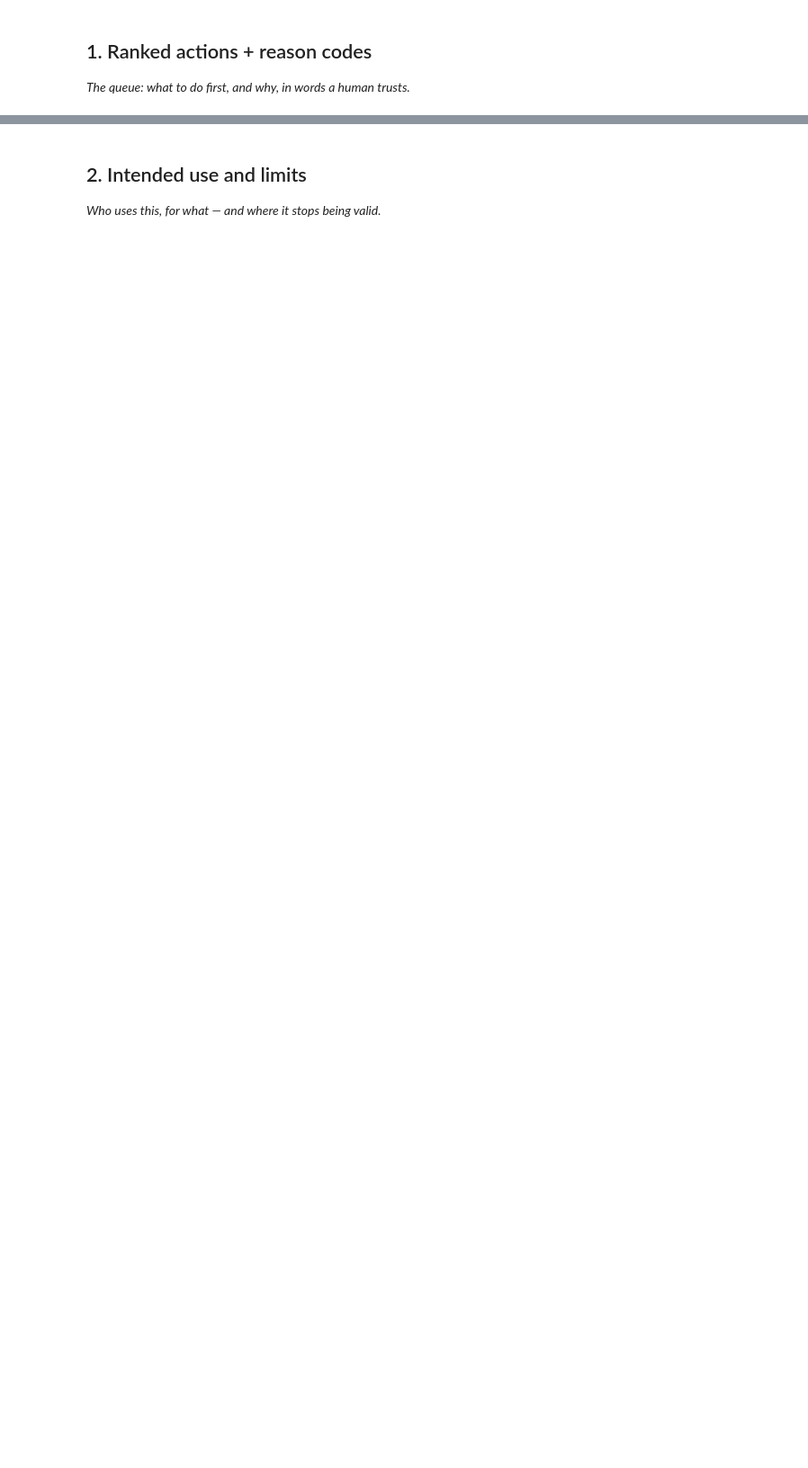
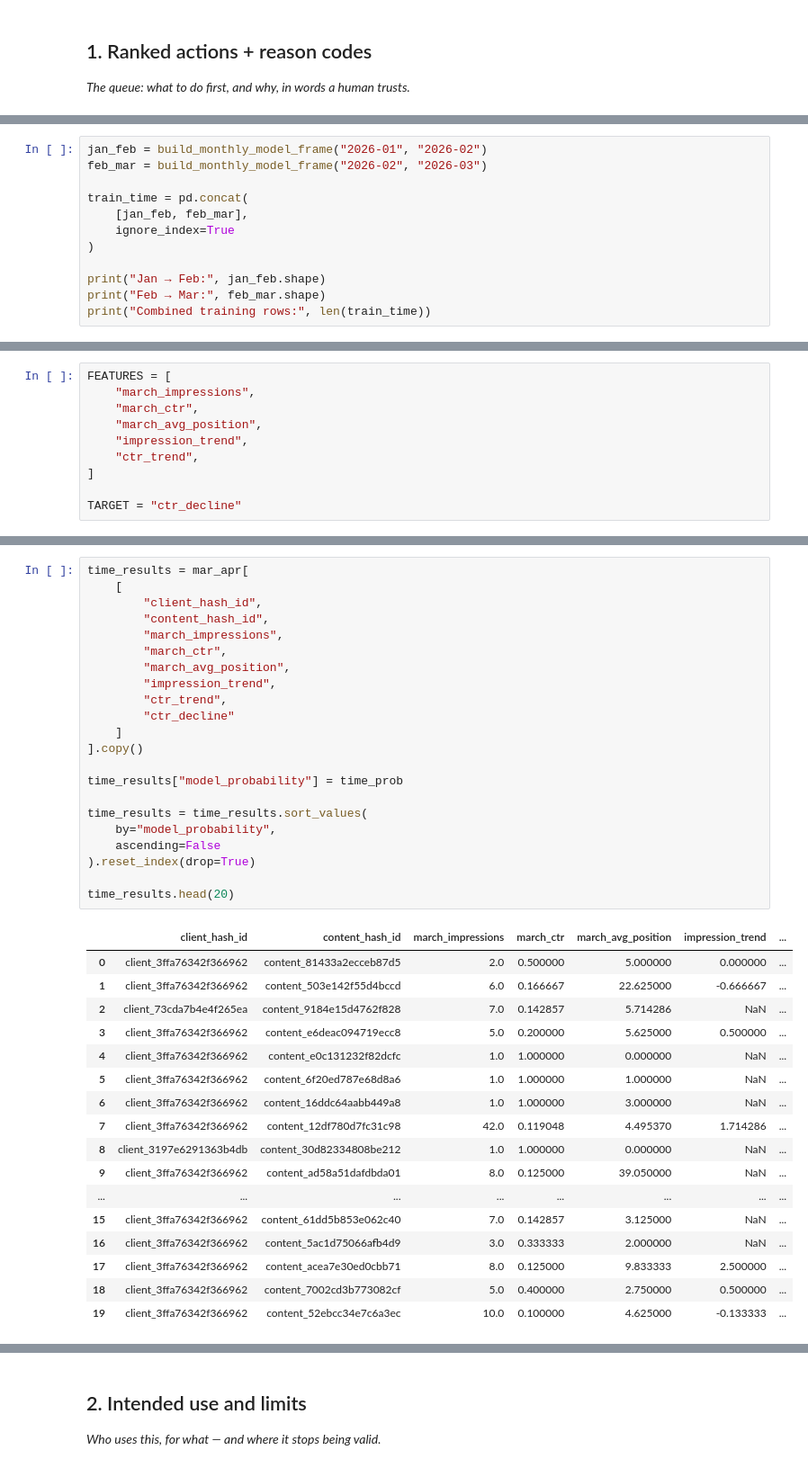
Before and after one commit to SaimAli0001/Flyrank-Internship-ml, a Jupyter notebook: work/notebooks/w07_action_playbook.ipynb, the cells around one changed output, grey strips where cells are left out. Shown at 90% size. Saved outputs shown, nothing was run; the diff lists cells and outputs as text; blank space fills up the shorter version.

Commit message:
Complete Week 7 content action playbook

```diff
--- a/work/notebooks/w07_action_playbook.ipynb
+++ b/work/notebooks/w07_action_playbook.ipynb
@@ -15,0 +215,12 @@ This skeleton is yours to fill. Work the sections **in order** — each one has
+# %%
+jan_feb = build_monthly_model_frame("2026-01", "2026-02")
+feb_mar = build_monthly_model_frame("2026-02", "2026-03")
+
+train_time = pd.concat(
+    [jan_feb, feb_mar],
+    ignore_index=True
+)
+
+print("Jan → Feb:", jan_feb.shape)
+print("Feb → Mar:", feb_mar.shape)
+print("Combined training rows:", len(train_time))
@@ -15,0 +231,10 @@ This skeleton is yours to fill. Work the sections **in order** — each one has
+# %%
+FEATURES = [
+    "march_impressions",
+    "march_ctr",
+    "march_avg_position",
+    "impression_trend",
+    "ctr_trend",
+]
+
+TARGET = "ctr_decline"
@@ -15,0 +272,40 @@ This skeleton is yours to fill. Work the sections **in order** — each one has
+# %%
+time_results = mar_apr[
+    [
+        "client_hash_id",
+        "content_hash_id",
+        "march_impressions",
+        "march_ctr",
+        "march_avg_position",
+        "impression_trend",
+        "ctr_trend",
+        "ctr_decline"
+    ]
+].copy()
+
+time_results["model_probability"] = time_prob
+
+time_results = time_results.sort_values(
+    by="model_probability",
+    ascending=False
+).reset_index(drop=True)
+
+time_results.head(20)
+# %% [output]
+|  | client_hash_id | content_hash_id | march_impressions | march_ctr | march_avg_position | impression_trend | ... |
+| 0 | client_3ffa76342f366962 | content_81433a2ecceb87d5 | 2.0 | 0.500000 | 5.000000 | 0.000000 | ... |
+| 1 | client_3ffa76342f366962 | content_503e142f55d4bccd | 6.0 | 0.166667 | 22.625000 | -0.666667 | ... |
+| 2 | client_73cda7b4e4f265ea | content_9184e15d4762f828 | 7.0 | 0.142857 | 5.714286 | NaN | ... |
+| 3 | client_3ffa76342f366962 | content_e6deac094719ecc8 | 5.0 | 0.200000 | 5.625000 | 0.500000 | ... |
+| 4 | client_3ffa76342f366962 | content_e0c131232f82dcfc | 1.0 | 1.000000 | 0.000000 | NaN | ... |
+| 5 | client_3ffa76342f366962 | content_6f20ed787e68d8a6 | 1.0 | 1.000000 | 1.000000 | NaN | ... |
+| 6 | client_3ffa76342f366962 | content_16ddc64aabb449a8 | 1.0 | 1.000000 | 3.000000 | NaN | ... |
+| 7 | client_3ffa76342f366962 | content_12df780d7fc31c98 | 42.0 | 0.119048 | 4.495370 | 1.714286 | ... |
+| 8 | client_3197e6291363b4db | content_30d82334808be212 | 1.0 | 1.000000 | 0.000000 | NaN | ... |
+| 9 | client_3ffa76342f366962 | content_ad58a51dafdbda01 | 8.0 | 0.125000 | 39.050000 | NaN | ... |
+| ... | ... | ... | ... | ... | ... | ... | ... |
+| 15 | client_3ffa76342f366962 | content_61dd5b853e062c40 | 7.0 | 0.142857 | 3.125000 | NaN | ... |
+| 16 | client_3ffa76342f366962 | content_5ac1d75066afb4d9 | 3.0 | 0.333333 | 2.000000 | NaN | ... |
+| 17 | client_3ffa76342f366962 | content_acea7e30ed0cbb71 | 8.0 | 0.125000 | 9.833333 | 2.500000 | ... |
+| 18 | client_3ffa76342f366962 | content_7002cd3b773082cf | 5.0 | 0.400000 | 2.750000 | 0.500000 | ... |
+| 19 | client_3ffa76342f366962 | content_52ebcc34e7c6a3ec | 10.0 | 0.100000 | 4.625000 | -0.133333 | ... |
```
Also changed, not shown: parts of 16 cells of this notebook.
